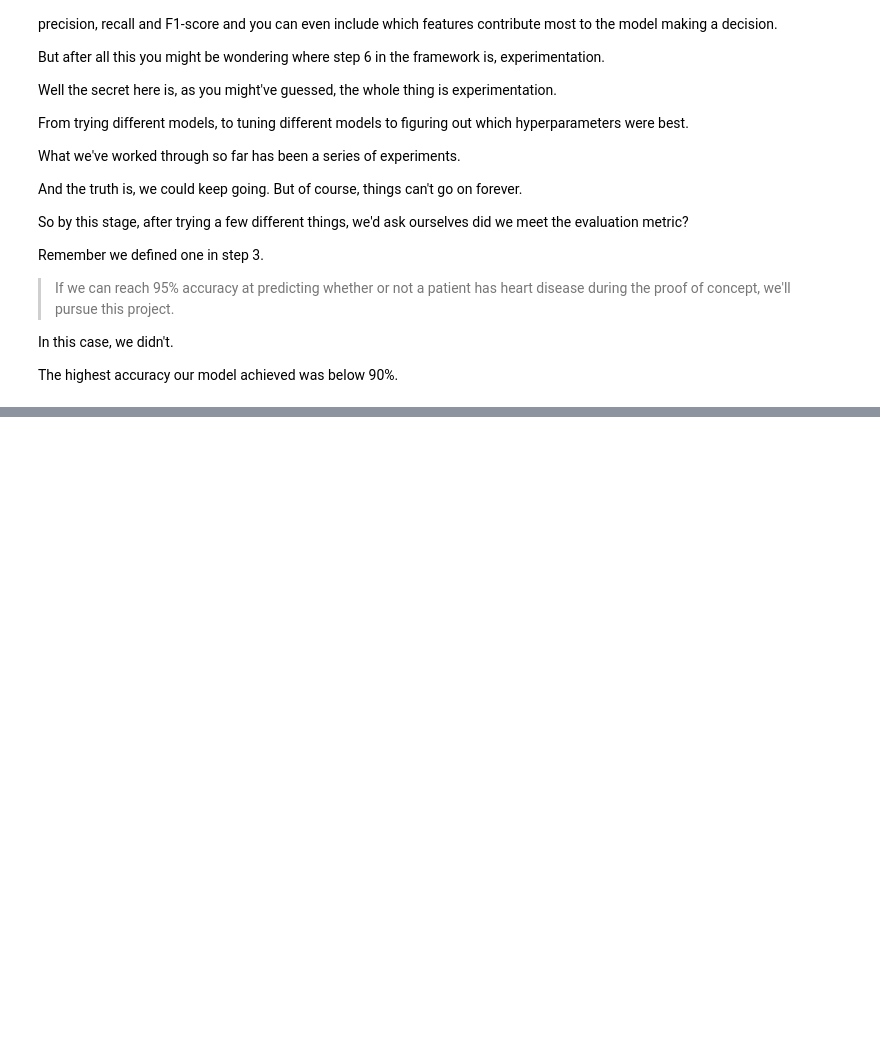
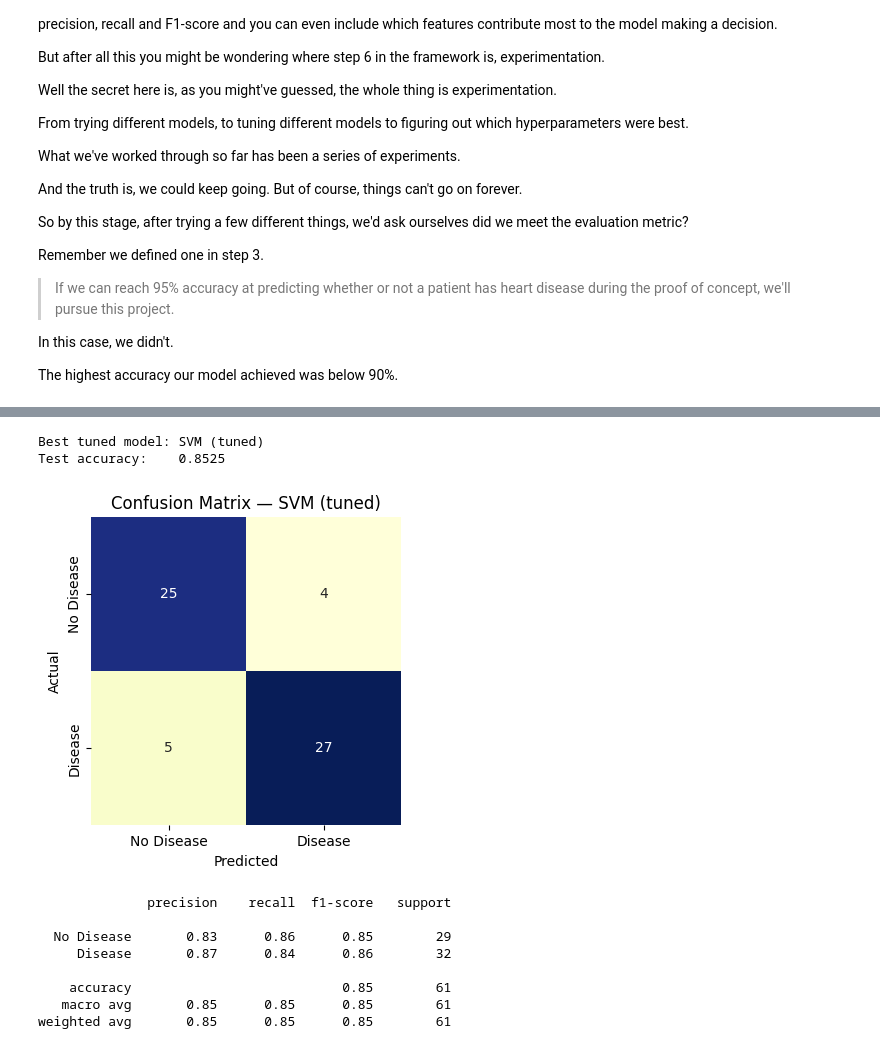
Before and after one commit to techseeko/AAI614_Haidar, a Jupyter notebook: Week-5/Saoud-Notebook5.5.ipynb, the cells around one changed output, grey strips where cells are left out. Drawn from its saved outputs; the diff is of its cells as text; code cells hidden in the pictures; blank space fills up the shorter version.

Commit message:
Updating 5.5 with report and optimizations

```diff
--- a/Week-5/Saoud-Notebook5.5.ipynb
+++ b/Week-5/Saoud-Notebook5.5.ipynb
@@ -1429,0 +1556,16 @@ The highest accuracy our model achieved was below 90%.
+# %%
+# Also tune Gradient Boosting
+gb_param_grid = {
+    "n_estimators": [50, 100, 200, 300],
+    "max_depth": [3, 5, 7],
+    "learning_rate": [0.01, 0.05, 0.1, 0.2],
+    "min_samples_split": [2, 5, 10],
+}
+
+gs_gb = GridSearchCV(GradientBoostingClassifier(random_state=42), gb_param_grid,
+                     cv=5, scoring="accuracy", verbose=1)
+gs_gb.fit(X_train, y_train)
+
+print("Best GB params:", gs_gb.best_params_)
+print("Best GB CV accuracy: {:.4f}".format(gs_gb.best_score_))
+print("GB test accuracy:    {:.4f}".format(gs_gb.score(X_test, y_test)))
@@ -1429,0 +1585,35 @@ The highest accuracy our model achieved was below 90%.
+# %%
+# Pick the best model between the two tuned ones
+best_name, best_model = ("SVM (tuned)", gs_svm) if gs_svm.score(X_test, y_test) >= gs_gb.score(X_test, y_test) else ("Gradient Boosting (tuned)", gs_gb)
+print(f"Best tuned model: {best_name}")
+print(f"Test accuracy:    {best_model.score(X_test, y_test):.4f}")
+
+# Predictions
+y_preds_best = best_model.predict(X_test)
+
+# --- 1. Confusion Matrix ---
+import seaborn as sns
+fig, ax = plt.subplots(figsize=(4, 4))
+sns.heatmap(confusion_matrix(y_test, y_preds_best),
+            annot=True, fmt="d", cbar=False, cmap="YlGnBu",
+            xticklabels=["No Disease", "Disease"],
+            yticklabels=["No Disease", "Disease"])
+plt.xlabel("Predicted")
+plt.ylabel("Actual")
+plt.title(f"Confusion Matrix — {best_name}")
+plt.show()
+
+# --- 2. Classification Report ---
+print(classification_report(y_test, y_preds_best, target_names=["No Disease", "Disease"]))
+# %% [output]
+Best tuned model: SVM (tuned)
+Test accuracy:    0.8525
+[figure, added]
+              precision    recall  f1-score   support
+
+  No Disease       0.83      0.86      0.85        29
+     Disease       0.87      0.84      0.86        32
+
+    accuracy                           0.85        61
+   macro avg       0.85      0.85      0.85        61
+weighted avg       0.85      0.85      0.85        61
```
Also changed, not shown: parts of 13 cells of this notebook.
